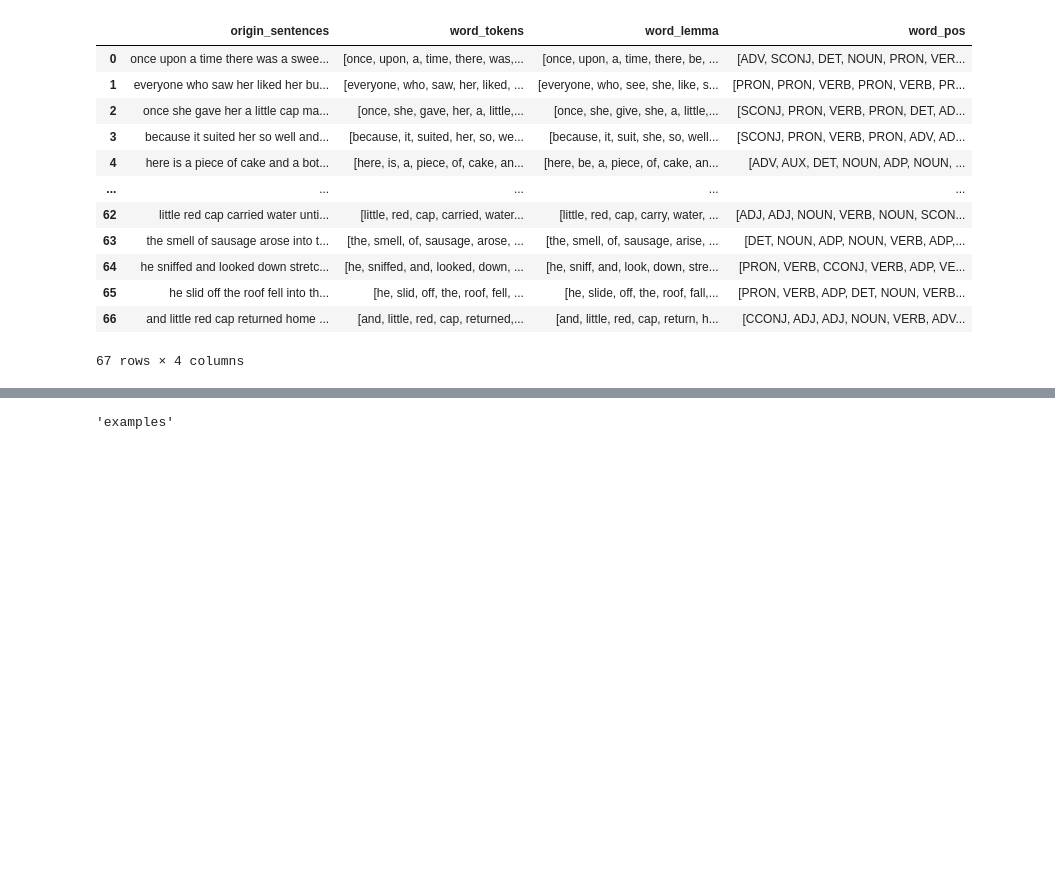
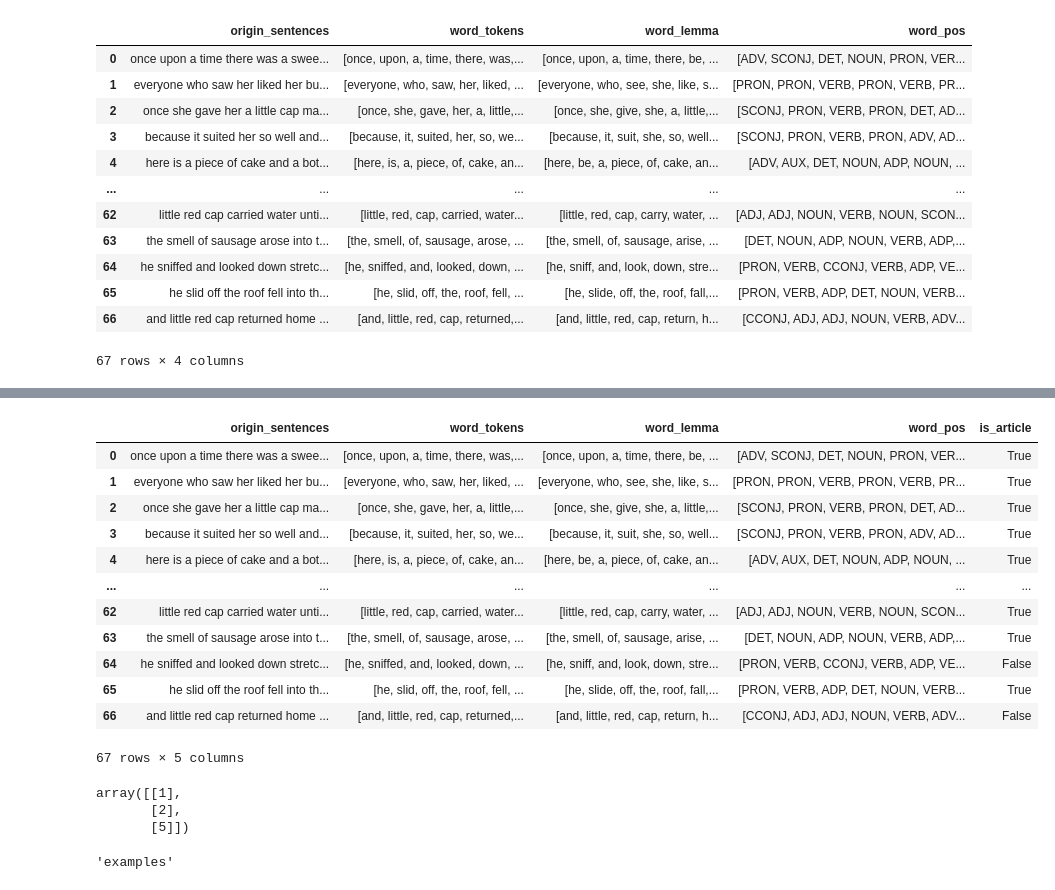
Before and after one commit to Sergey2015/English-learning-App, a Jupyter notebook: english 2.ipynb, the cells around one changed output, grey strips where cells are left out. Saved outputs shown, nothing was run; the diff lists cells and outputs as text; code cells hidden in the pictures; blank space fills up the shorter version.

```diff
--- a/english 2.ipynb
+++ b/english 2.ipynb
@@ -210,3 +174,43 @@ Name: word_tokens, Length: 67, dtype: bool
+# %%
+# Записываем флаг на упражнения с артиклем
+df['is_article'] = df['word_tokens'].apply(lambda x: any([i in x for i in ['the', 'a', 'an']]))
+df
+# %% [output]
+|  | origin_sentences | word_tokens | word_lemma | word_pos | is_article |
+| 0 | once upon a time there was a swee... | [once, upon, a, time, there, was,... | [once, upon, a, time, there, be, ... | [ADV, SCONJ, DET, NOUN, PRON, VER... | True |
+| 1 | everyone who saw her liked her bu... | [everyone, who, saw, her, liked, ... | [everyone, who, see, she, like, s... | [PRON, PRON, VERB, PRON, VERB, PR... | True |
+| 2 | once she gave her a little cap ma... | [once, she, gave, her, a, little,... | [once, she, give, she, a, little,... | [SCONJ, PRON, VERB, PRON, DET, AD... | True |
+| 3 | because it suited her so well and... | [because, it, suited, her, so, we... | [because, it, suit, she, so, well... | [SCONJ, PRON, VERB, PRON, ADV, AD... | True |
+| 4 | here is a piece of cake and a bot... | [here, is, a, piece, of, cake, an... | [here, be, a, piece, of, cake, an... | [ADV, AUX, DET, NOUN, ADP, NOUN, ... | True |
+| ... | ... | ... | ... | ... | ... |
+| 62 | little red cap carried water unti... | [little, red, cap, carried, water... | [little, red, cap, carry, water, ... | [ADJ, ADJ, NOUN, VERB, NOUN, SCON... | True |
+| 63 | the smell of sausage arose into t... | [the, smell, of, sausage, arose, ... | [the, smell, of, sausage, arise, ... | [DET, NOUN, ADP, NOUN, VERB, ADP,... | True |
+| 64 | he sniffed and looked down stretc... | [he, sniffed, and, looked, down, ... | [he, sniff, and, look, down, stre... | [PRON, VERB, CCONJ, VERB, ADP, VE... | False |
+| 65 | he slid off the roof fell into th... | [he, slid, off, the, roof, fell, ... | [he, slide, off, the, roof, fall,... | [PRON, VERB, ADP, DET, NOUN, VERB... | True |
+| 66 | and little red cap returned home ... | [and, little, red, cap, returned,... | [and, little, red, cap, return, h... | [CCONJ, ADJ, ADJ, NOUN, VERB, ADV... | False |
+67 rows × 5 columns
+# %%
+s1 = pd.Series([12.539048, 5.688863, 16.247349, 9.601944, 5.551343, 5.591008, 10.093195, 11.189223, 10.067743, 1.822353])
+
+arr = [s1.min(), s1.quantile(0.25), s1.median(), s1.quantile(0.75), s1.max()]
+pd.Series(arr)
+s1.describe().T
+
+s = pd.Series(list('abdcbdhafceeabcahbcaedadaecbbbecafgh'))
+aa = s.value_counts().sort_values(ascending=False)[0:2].index
+s.where(s.isin(aa), 'Yet another value')
+
+s1 = pd.Series(range(0, 10))
+#print(pd.DataFrame(data=[[_ for _ in s1[:5]], [_ for _ in s1[5:]]]))
+
+s1 = pd.Series([5, 10, 2, 3, 9, 12, 1])
+s1 = s1.to_numpy()
+np.argwhere(s1%2==0)
+#np.argwhere(s1)
+# %% [output]
+array([[1],
+       [2],
+       [5]])
 # %%
 df.head(5)
 # %%
```
Also changed, not shown: parts of 4 cells of this notebook.
